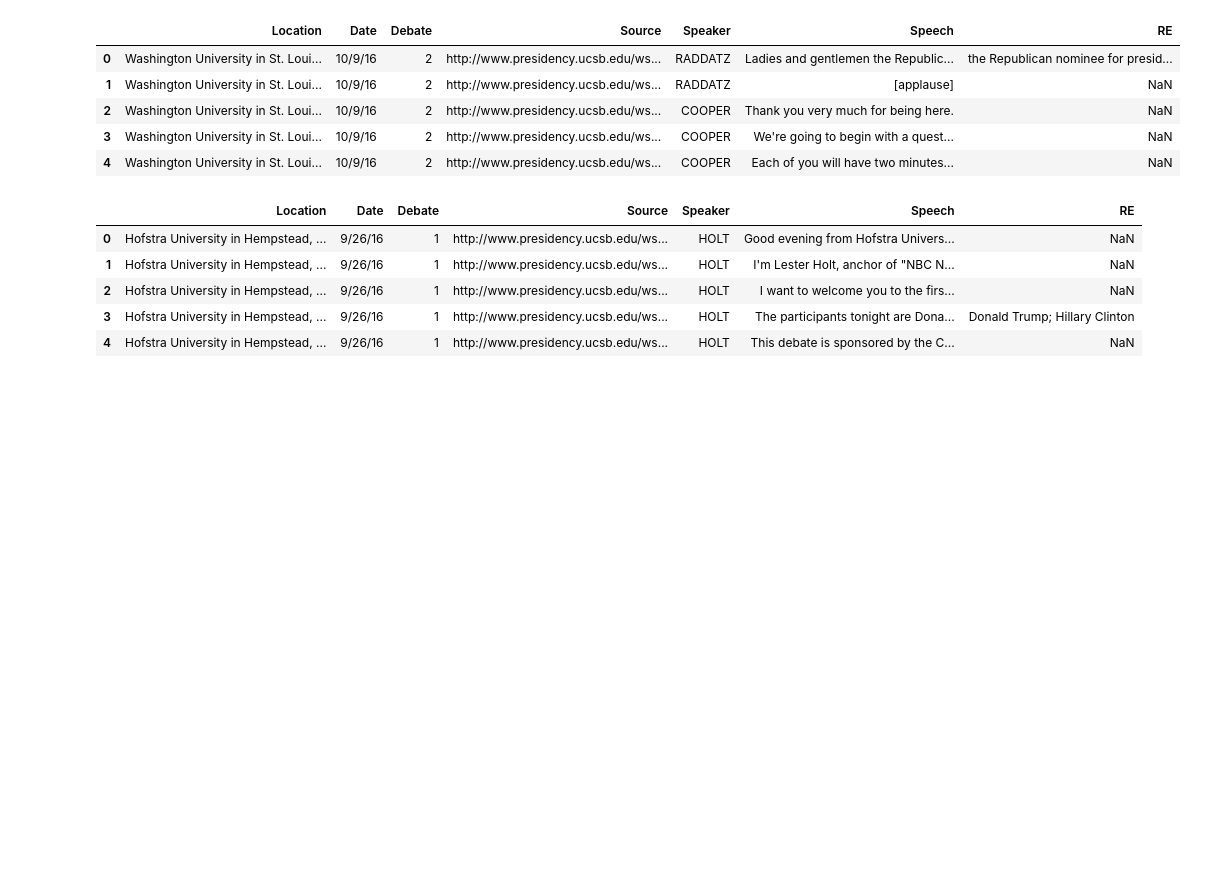
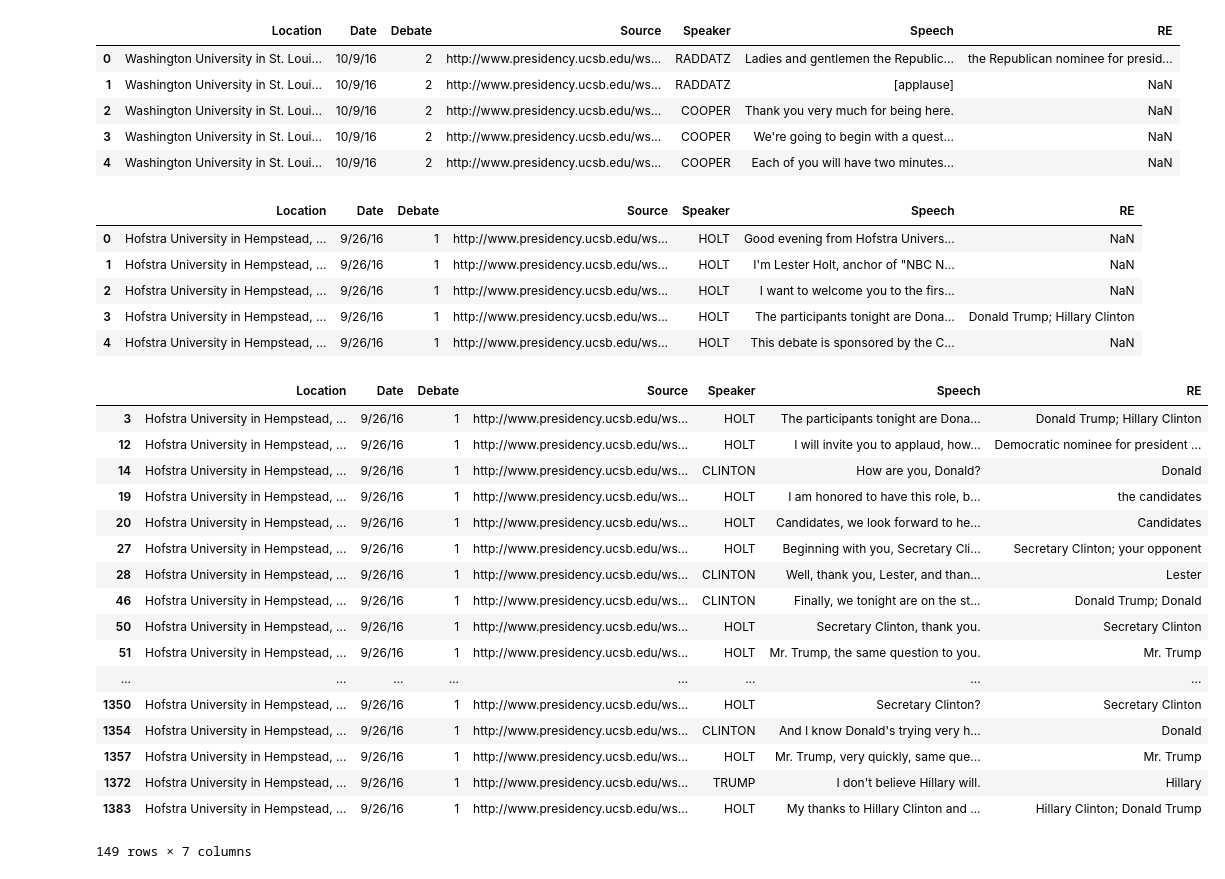
Before and after one commit to Data-Science-for-Linguists/2016-Debates-and-Referring-Expressions, a Jupyter notebook: data_processing.ipynb, the cells around one changed output. Drawn from its saved outputs; the diff is of its cells as text; code cells hidden in the pictures; blank space fills up the shorter version.

```diff
--- a/data_processing.ipynb
+++ b/data_processing.ipynb
@@ -395,3 +395,24 @@ df3_re.head()
 | 2 | Hofstra University in Hempstead, ... | 9/26/16 | 1 | http://www.presidency.ucsb.edu/ws... | HOLT | I want to welcome you to the firs... | NaN |
 | 3 | Hofstra University in Hempstead, ... | 9/26/16 | 1 | http://www.presidency.ucsb.edu/ws... | HOLT | The participants tonight are Dona... | Donald Trump; Hillary Clinton |
 | 4 | Hofstra University in Hempstead, ... | 9/26/16 | 1 | http://www.presidency.ucsb.edu/ws... | HOLT | This debate is sponsored by the C... | NaN |
+# %%
+df1_re.loc[df1_re.RE.notnull(), :]
+# %% [output]
+|  | Location | Date | Debate | Source | Speaker | Speech | RE |
+| 3 | Hofstra University in Hempstead, ... | 9/26/16 | 1 | http://www.presidency.ucsb.edu/ws... | HOLT | The participants tonight are Dona... | Donald Trump; Hillary Clinton |
+| 12 | Hofstra University in Hempstead, ... | 9/26/16 | 1 | http://www.presidency.ucsb.edu/ws... | HOLT | I will invite you to applaud, how... | Democratic nominee for president ... |
+| 14 | Hofstra University in Hempstead, ... | 9/26/16 | 1 | http://www.presidency.ucsb.edu/ws... | CLINTON | How are you, Donald? | Donald |
+| 19 | Hofstra University in Hempstead, ... | 9/26/16 | 1 | http://www.presidency.ucsb.edu/ws... | HOLT | I am honored to have this role, b... | the candidates |
+| 20 | Hofstra University in Hempstead, ... | 9/26/16 | 1 | http://www.presidency.ucsb.edu/ws... | HOLT | Candidates, we look forward to he... | Candidates |
+| 27 | Hofstra University in Hempstead, ... | 9/26/16 | 1 | http://www.presidency.ucsb.edu/ws... | HOLT | Beginning with you, Secretary Cli... | Secretary Clinton; your opponent |
+| 28 | Hofstra University in Hempstead, ... | 9/26/16 | 1 | http://www.presidency.ucsb.edu/ws... | CLINTON | Well, thank you, Lester, and than... | Lester |
+| 46 | Hofstra University in Hempstead, ... | 9/26/16 | 1 | http://www.presidency.ucsb.edu/ws... | CLINTON | Finally, we tonight are on the st... | Donald Trump; Donald |
+| 50 | Hofstra University in Hempstead, ... | 9/26/16 | 1 | http://www.presidency.ucsb.edu/ws... | HOLT | Secretary Clinton, thank you. | Secretary Clinton |
+| 51 | Hofstra University in Hempstead, ... | 9/26/16 | 1 | http://www.presidency.ucsb.edu/ws... | HOLT | Mr. Trump, the same question to you. | Mr. Trump |
+| ... | ... | ... | ... | ... | ... | ... | ... |
+| 1350 | Hofstra University in Hempstead, ... | 9/26/16 | 1 | http://www.presidency.ucsb.edu/ws... | HOLT | Secretary Clinton? | Secretary Clinton |
+| 1354 | Hofstra University in Hempstead, ... | 9/26/16 | 1 | http://www.presidency.ucsb.edu/ws... | CLINTON | And I know Donald's trying very h... | Donald |
+| 1357 | Hofstra University in Hempstead, ... | 9/26/16 | 1 | http://www.presidency.ucsb.edu/ws... | HOLT | Mr. Trump, very quickly, same que... | Mr. Trump |
+| 1372 | Hofstra University in Hempstead, ... | 9/26/16 | 1 | http://www.presidency.ucsb.edu/ws... | TRUMP | I don't believe Hillary will. | Hillary |
+| 1383 | Hofstra University in Hempstead, ... | 9/26/16 | 1 | http://www.presidency.ucsb.edu/ws... | HOLT | My thanks to Hillary Clinton and ... | Hillary Clinton; Donald Trump |
+149 rows × 7 columns
```
Also changed, not shown: parts of 2 cells of this notebook.
